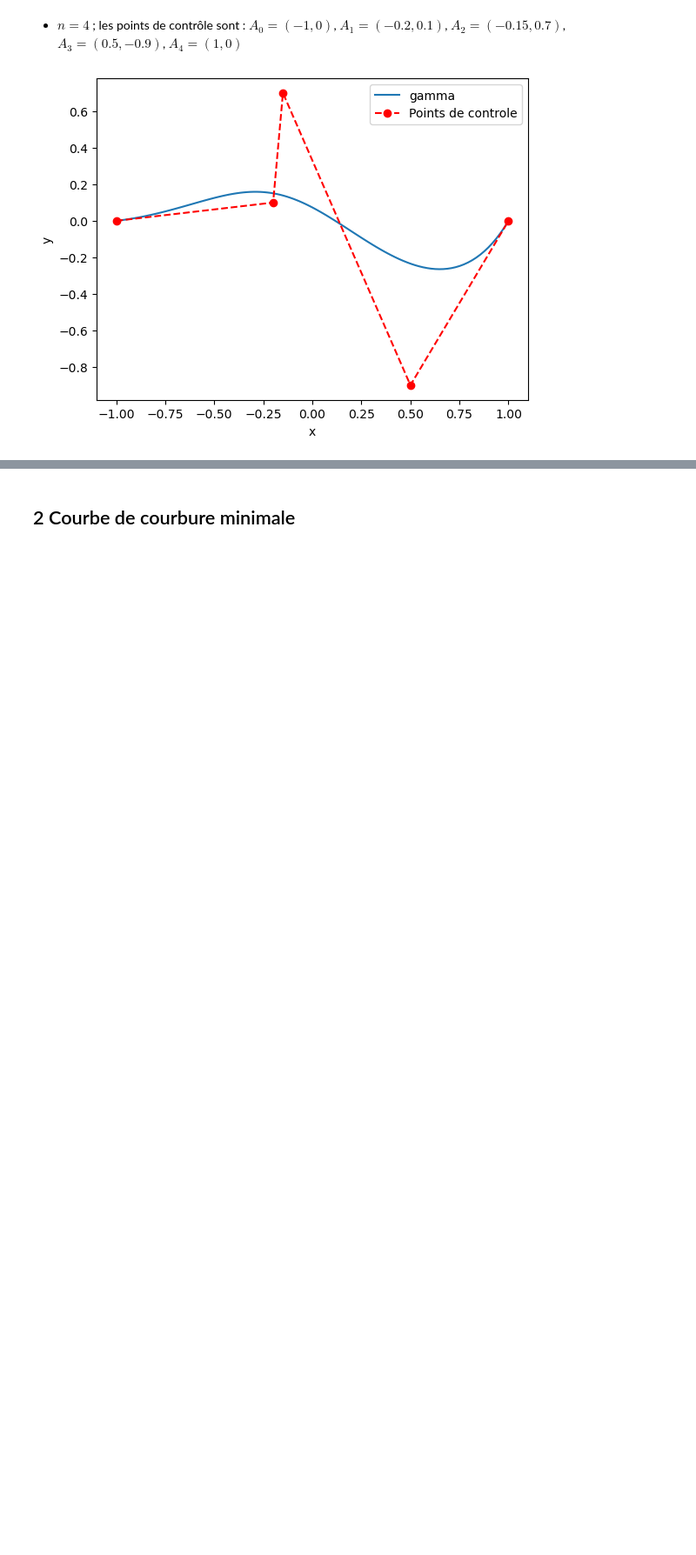
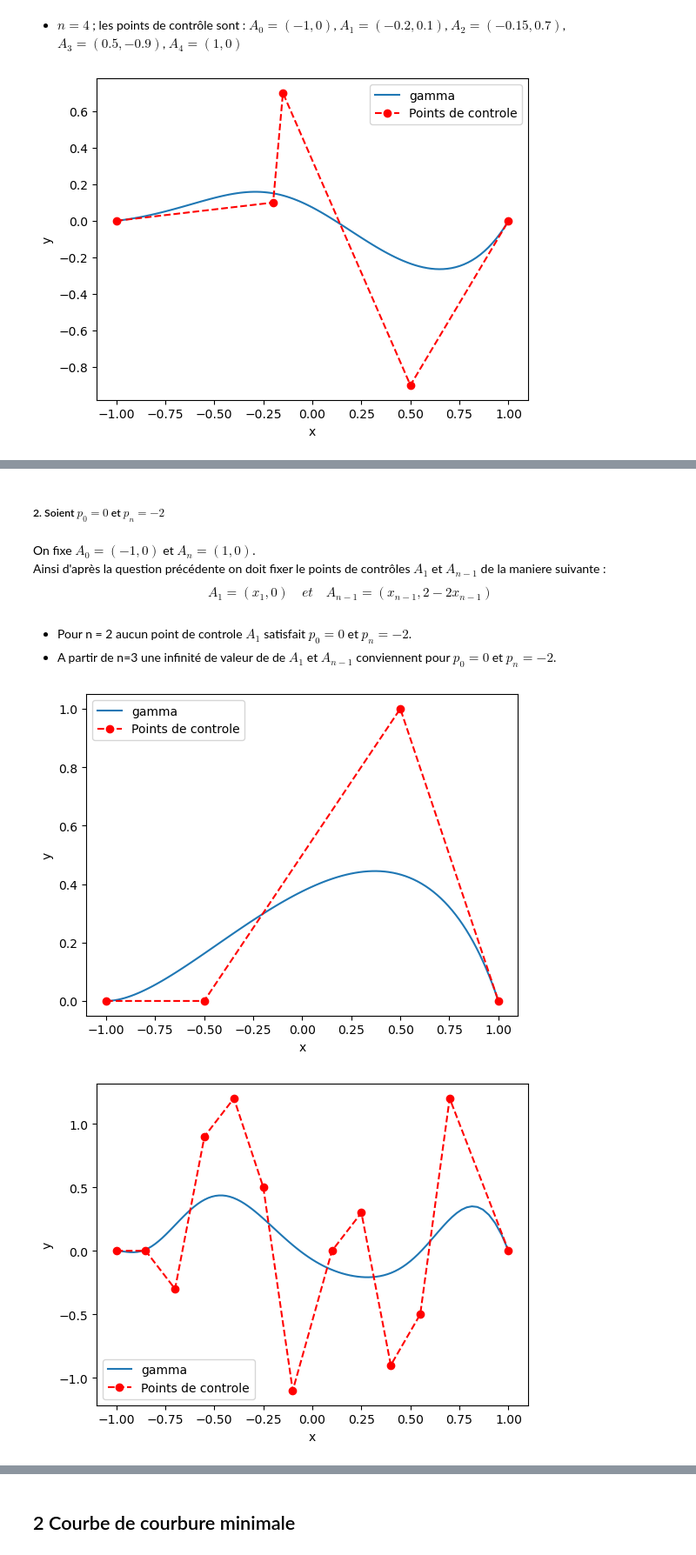
Before and after one commit to EvanTrenchant/Courbure-Minimale-Analyse5, a Jupyter notebook: CourbureMinimale.ipynb, the cells around one changed output, grey strips where cells are left out. Shown at 87% size. Drawn from its saved outputs; the diff is of its cells as text; code cells hidden in the pictures; blank space fills up the shorter version.

```diff
--- a/CourbureMinimale.ipynb
+++ b/CourbureMinimale.ipynb
@@ -127 +162,48 @@ Ces conditions montrent que les pentes initiales et finales dépendent uniquemen
+# %% [markdown]
+##### 2.    Soient $p_0 = 0$ et $p_n = -2$
+# %% [markdown]
+On fixe $A_0 = (−1, 0)$ et $A_n = (1, 0)$. <br>
+Ainsi d'après la question précédente on doit fixer le points de contrôles $A_1$ et $A_{n-1}$ de la maniere suivante :
+$$A_1 = (x_1, 0) \quad et \quad A_{n-1} = (x_{n-1}, 2-2x_{n-1})$$
+# %% [markdown]
+- Pour n = 2 aucun point de controle $A_1$ satisfait $p_0 = 0$ et $p_n = -2$.
+- A partir de n=3 une infinité de valeur de de $A_1$ et $A_{n-1}$ conviennent pour $p_0 = 0$ et $p_n = -2$.
+# %%
+A = [[-1, 0], [-0.5, 0], [0.5, 1], [1, 0]]
+GAMMA1=gamma(A)
+GAMMA1=np.array(GAMMA1)
+plt.plot(GAMMA1[:,0],GAMMA1[:,1], label='gamma')
+A2 = np.array(A)
+plt.plot(A2[:,0],A2[:,1],'ro--', label='Points de controle')
+plt.legend()
+plt.xlabel('x')
+plt.ylabel('y')
+plt.show()
+A = [
+    [-1, 0],
+    [-0.85, 0],
+    [-0.7, -0.3],
+    [-0.55, 0.9],
+    [-0.4, 1.2],
+    [-0.25, 0.5],
+    [-0.1, -1.1],
+    [0.1, 0],
+    [0.25, 0.3],
+    [0.4, -0.9],
+    [0.55, -0.5],
+    [0.7, 1.2],
+    [1, 0]
+]
+GAMMA1=gamma(A)
+GAMMA1=np.array(GAMMA1)
+plt.plot(GAMMA1[:,0],GAMMA1[:,1], label='gamma')
+A2 = np.array(A)
+plt.plot(A2[:,0],A2[:,1],'ro--', label='Points de controle')
+plt.legend()
+plt.xlabel('x')
+plt.ylabel('y')
+plt.show()
+# %% [output]
+[figure, added]
+[figure, added]
 # %% [markdown]
```
Also changed, not shown: parts of 10 cells of this notebook.
